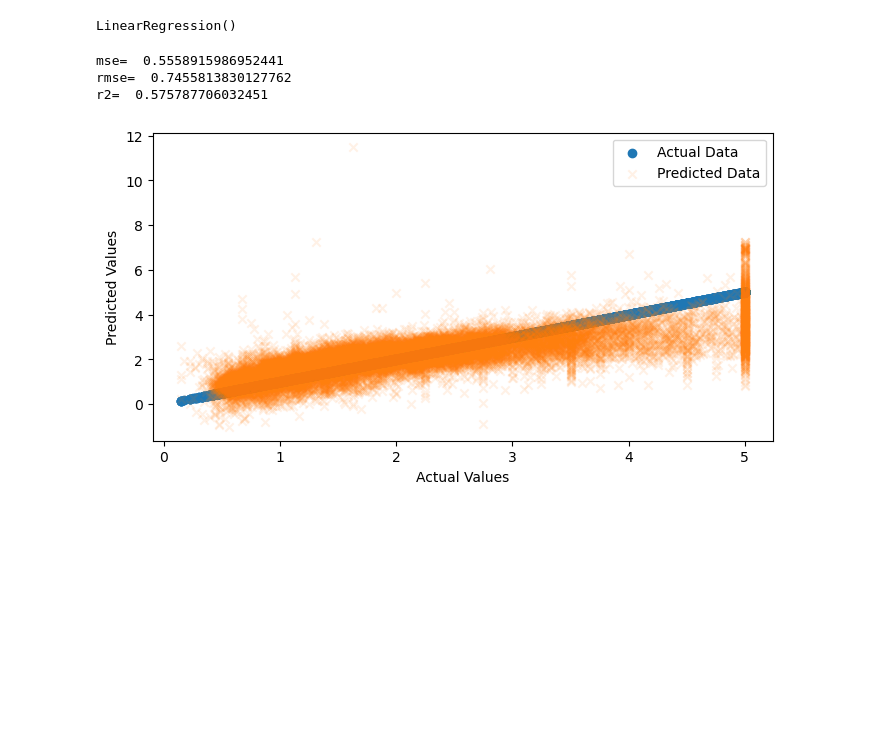
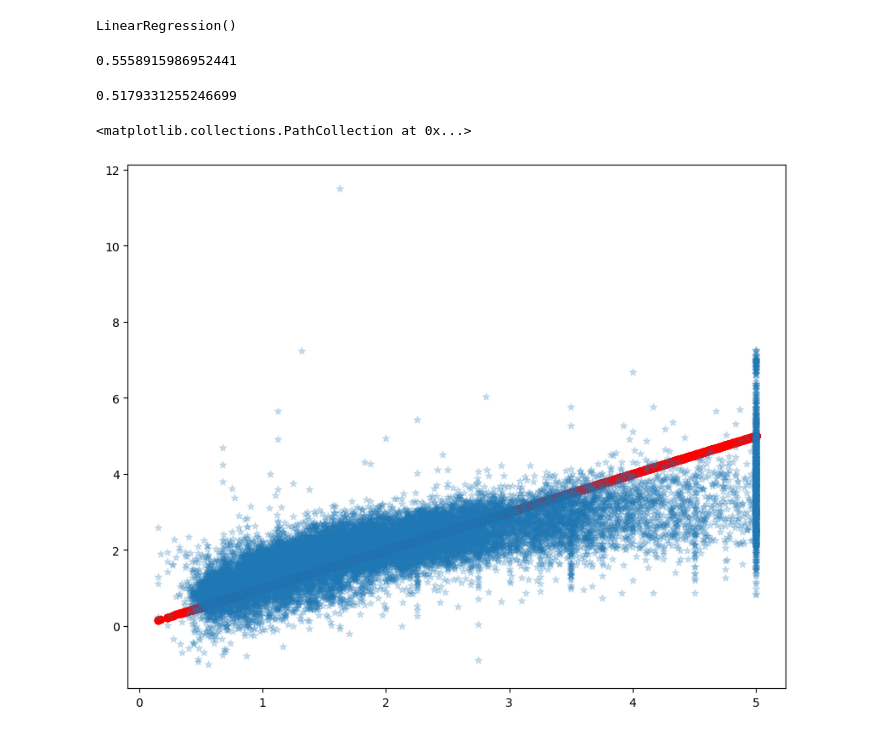
Before and after one commit to chaitanya3131/Machine-Learning-Practice, a Jupyter notebook: Ml_P3.ipynb, the cells around one changed output. Drawn from its saved outputs; the diff is of its cells as text; code cells hidden in the pictures; blank space fills up the shorter version.

```diff
--- a/Ml_P3.ipynb
+++ b/Ml_P3.ipynb
@@ -11,10 +11,10 @@ data=fetch_california_housing(as_frame=True)
 # %%
 x=data.data
 y=data.target
+# %%
+x_train,x_test,y_train,y_test=train_test_split(x,y,test_size=0.2,random_state=42)
 # %%
 li=LinearRegression()
-# %%
-x_train,x_test,y_train,y_test=train_test_split(x,y,test_size=0.2,shuffle=True,random_state=42)
 # %%
 li.fit(x_train,y_train)
 # %% [output]
@@ -27,20 +22,15 @@ r2=r2_score(y_test,y_pred)
-# %%
-print('mse= ',mse)
-print('rmse= ',rmse)
-print('r2= ',r2)
-# %% [output]
-mse=  0.5558915986952441
-rmse=  0.7455813830127762
-r2=  0.575787706032451
+# %%
+mean_squared_error(y_test,li.predict(x_test))
+# %% [output]
+0.5558915986952441
+# %%
+mean_squared_error(y_train,li.predict(x_train))
+# %% [output]
+0.5179331255246699
 # %%
-plt.figure(figsize=(8,4))
-
-plt.scatter(y, y, label='Actual Data', marker='o')
-plt.scatter(y, li.predict(x), label='Predicted Data', marker='x',alpha=0.1)
-
-plt.xlabel('Actual Values')
-plt.ylabel('Predicted Values')
-plt.legend()
-plt.show()
+plt.figure(figsize=(10,8))
+plt.scatter(y,y,color='red')
+plt.scatter(y,li.predict(x),alpha=0.2,marker='*')
 # %% [output]
+<matplotlib.collections.PathCollection at 0x...>
-[figure, old version]
+[figure, new version]
```
Also changed, not shown: parts of 2 cells of this notebook.
